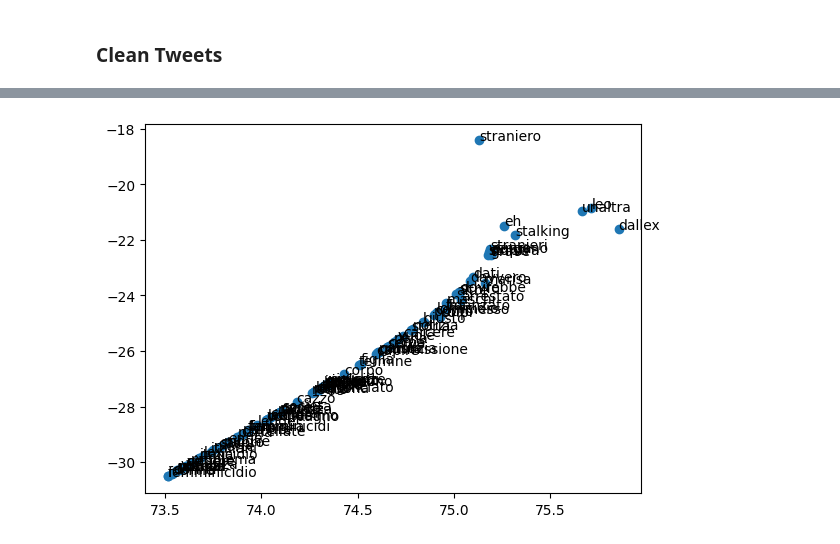
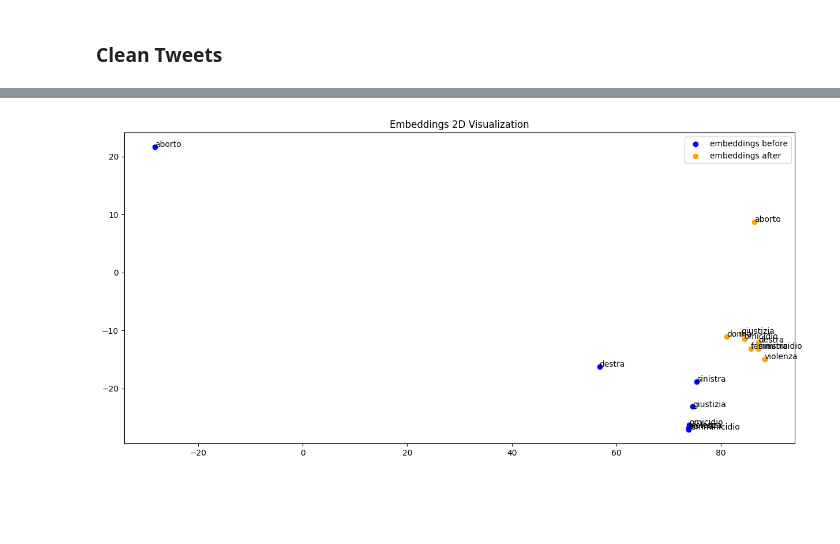
Before and after one commit to mrnz14/ItalyTwitterGenderViolence, a Jupyter notebook: research.ipynb, the cells around one changed output, grey strips where cells are left out. Saved outputs shown, nothing was run; the diff lists cells and outputs as text; code cells hidden in the pictures; blank space fills up the shorter version.

```diff
--- a/research.ipynb
+++ b/research.ipynb
@@ -255,5 +255,6 @@ def remover(text, chars = ['@', '#', 'http']):
     for word in text.split():
         if re.match(f'{starting_chars}[A-za-z]+', word):
             text = text.replace(word, '')
+        word.replace("'", " ")
 
     return text
@@ -395,5 +349,11 @@ vocab_before = list(w2v_before.wv.key_to_index)
 X_before = w2v_before.wv[vocab_before]
 tsne = TSNE(n_components=2)
 X_tsne = tsne.fit_transform(X_before)
+# %%
+vocab_after = list(w2v_after.wv.key_to_index)
+X_after = w2v_after.wv[vocab_after]
+tsne = TSNE(n_components=2)
+X_tsne_after = tsne.fit_transform(X_after)
 # %%
-df = pd.DataFrame(X_tsne, index=vocab_before, columns=['x', 'y'])
+df_before = pd.DataFrame(X_tsne, index=vocab_before, columns=['x', 'y'])
+df_after = pd.DataFrame(X_tsne_after, index = vocab_after, columns = ['x', 'y'])
@@ -402,8 +360,18 @@ df = df[:100]
+# %%
+df_before = df_before.loc[polarizing_words]
+df_after = df_after.loc[polarizing_words]
 # %%
-fig = plt.figure()
+fig = plt.figure(figsize = (15, 7))
 ax = fig.add_subplot(1, 1, 1)
-ax.scatter(df['x'], df['y'])
-for word, pos in df.iterrows():
+ax.scatter(df_before['x'], df_before['y'], color = 'blue', label = 'embeddings before')
+ax.scatter(df_after['x'], df_after['y'], color = 'orange', label = 'embeddings after')
+ax.legend()
+
+for word, pos in df_before.iterrows():
     ax.annotate(word, pos)
+for word, pos in df_after.iterrows():
+    ax.annotate(word, pos)
+plt.title('Embeddings 2D Visualization')
+plt.show()
 # %% [output]
-[figure, old version]
+[figure, new version]
```
Also changed, not shown: parts of 11 cells of this notebook.
